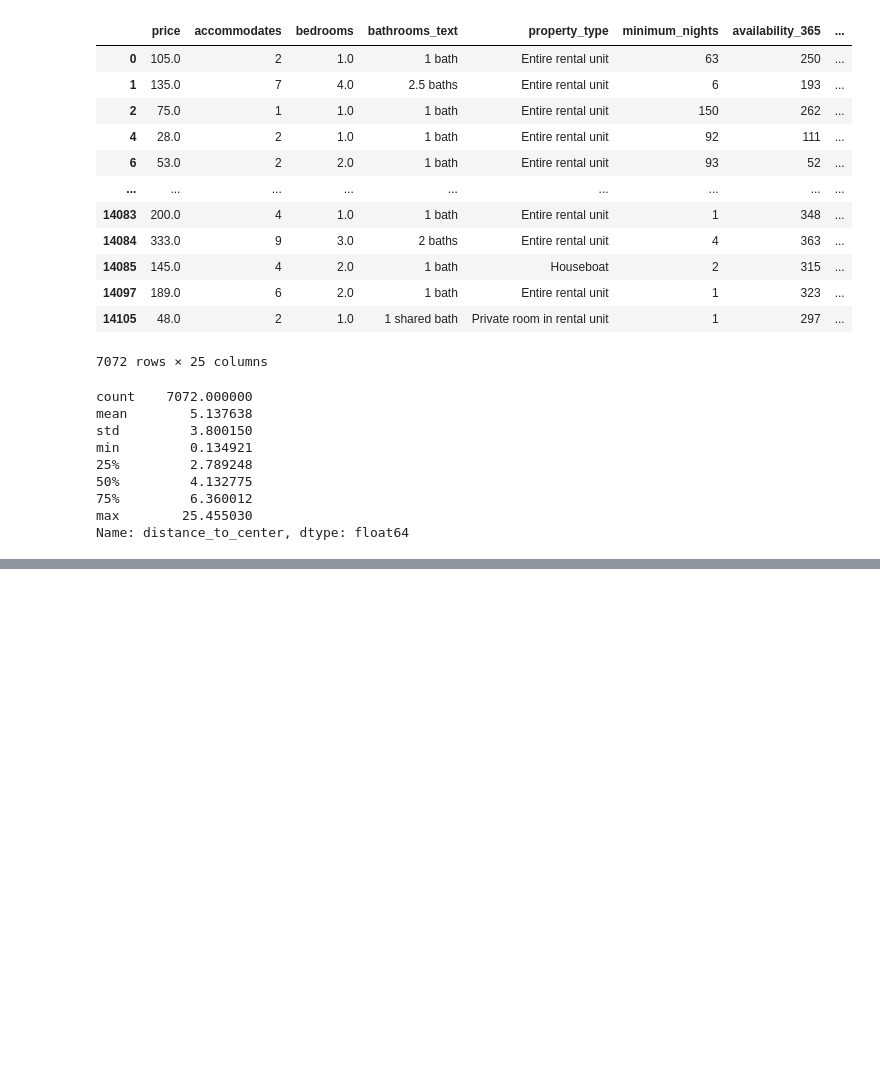
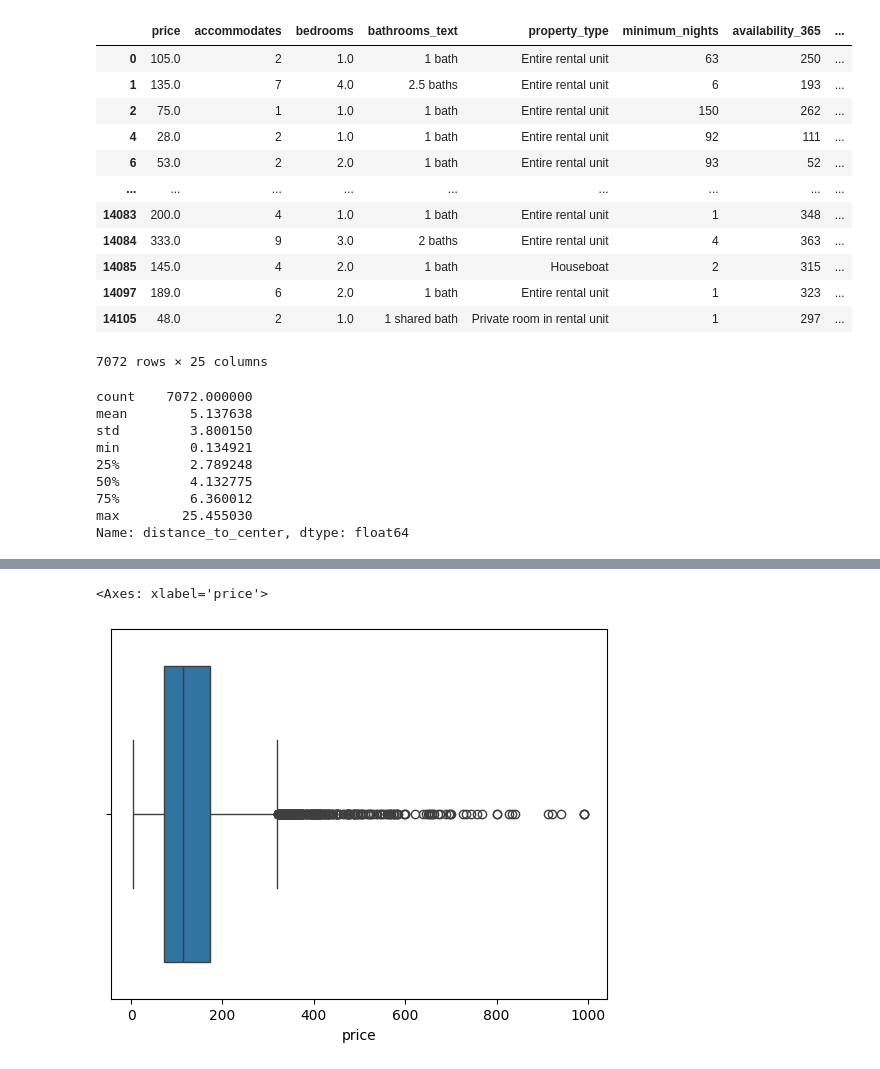
Before and after one commit to Tharun2908/airbnb_price_prediction, a Jupyter notebook: jupyter notebook/01_eda_and_cleaning.ipynb, the cells around one changed output, grey strips where cells are left out. Drawn from its saved outputs; the diff is of its cells as text; code cells hidden in the pictures; blank space fills up the shorter version.

```diff
--- a/jupyter notebook/01_eda_and_cleaning.ipynb
+++ b/jupyter notebook/01_eda_and_cleaning.ipynb
@@ -337,0 +303,5 @@ df_filtered.to_csv("../data/clean_airbnb_data.csv", index=False)
+# %%
+sns.boxplot(x=df_filtered["price"])
+# %% [output]
+<Axes: xlabel='price'>
+[figure, added]
```
Also changed, not shown: parts of 9 cells of this notebook, 1 other file.
